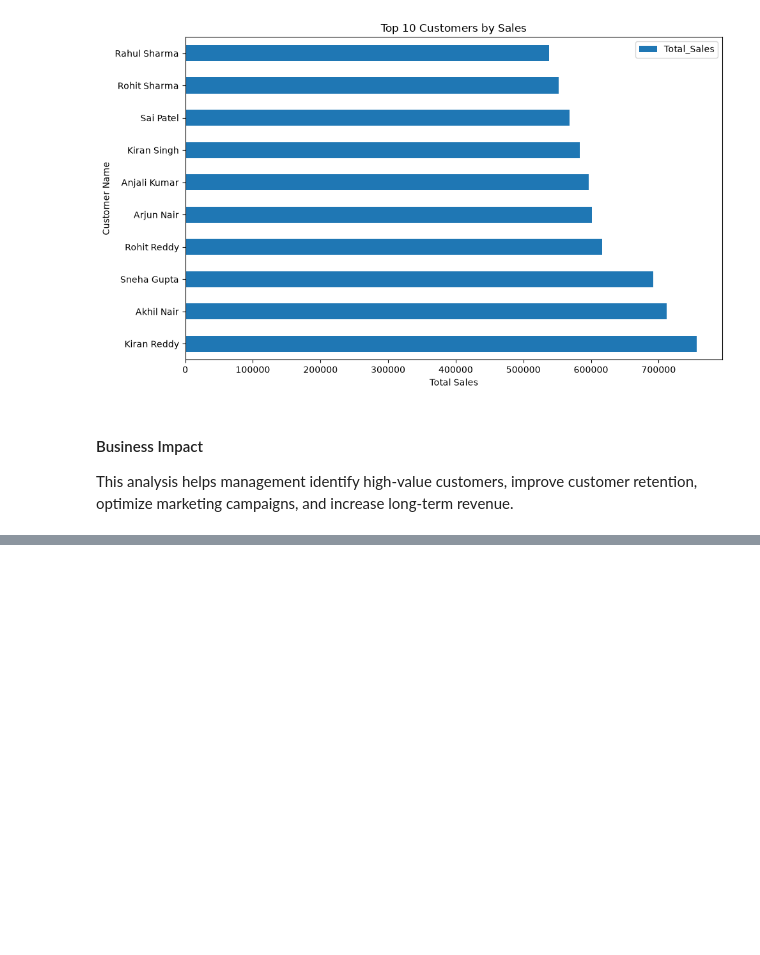
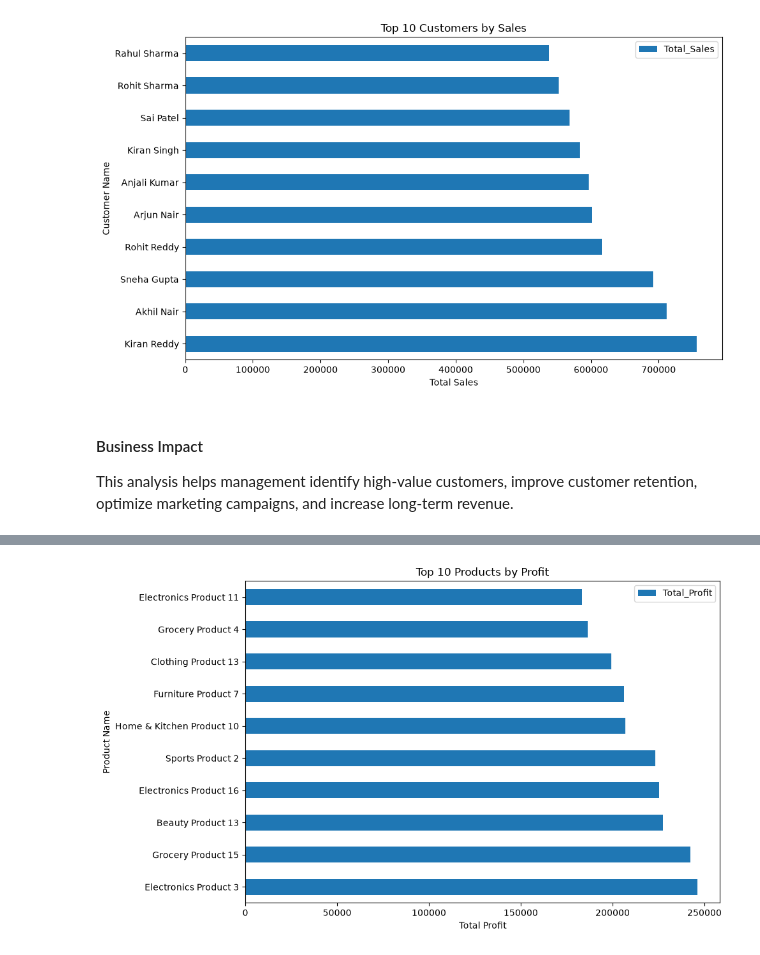
Before and after one commit to vindhya-akula/Retail-Sales-Intelligence-Dashboard, a Jupyter notebook: Retail_Sales_Analysis.ipynb, the cells around one changed output, grey strips where cells are left out. Cells and saved outputs as stored; diff of their text form; code cells hidden in the pictures; blank space fills up the shorter version.

```diff
--- a/Retail_Sales_Analysis.ipynb
+++ b/Retail_Sales_Analysis.ipynb
@@ -890,0 +1010,12 @@ This analysis helps management identify high-value customers, improve customer r
+# %%
+top_products_profit = (
+    master_df
+    .groupby("Product_Name")
+    .agg(
+        Total_Profit=("Profit", "sum")
+    )
+    .sort_values("Total_Profit", ascending=False)
+    .head(10)
+)
+
+top_products_profit
@@ -890,0 +1035,14 @@ This analysis helps management identify high-value customers, improve customer r
+# %%
+top_products_profit.plot(
+    kind="barh",
+    y="Total_Profit",
+    figsize=(10,6),
+    title="Top 10 Products by Profit"
+)
+
+plt.xlabel("Total Profit")
+plt.ylabel("Product Name")
+plt.tight_layout()
+plt.show()
+# %% [output]
+[figure, added]
```
Also changed, not shown: parts of 60 cells of this notebook, 3 other files.
